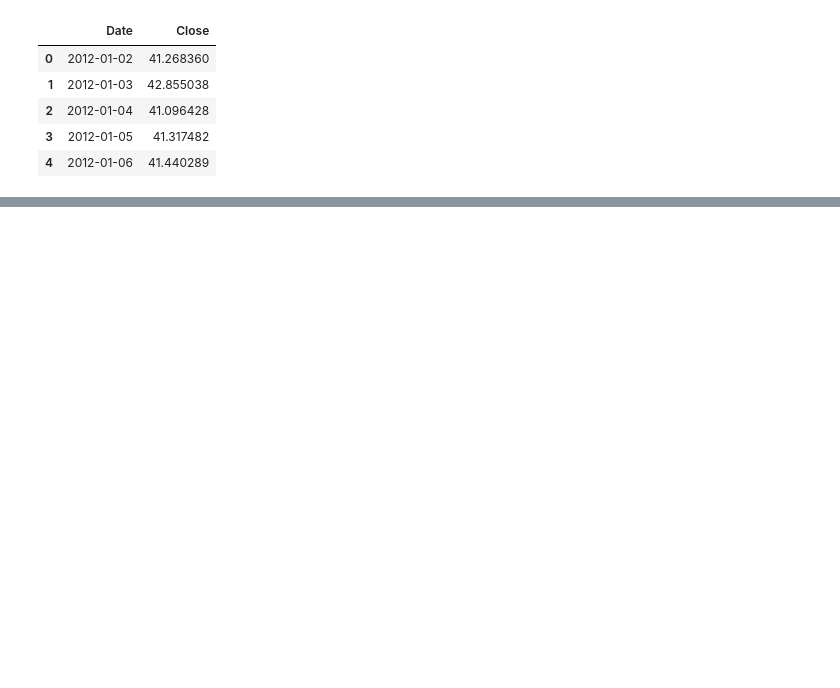
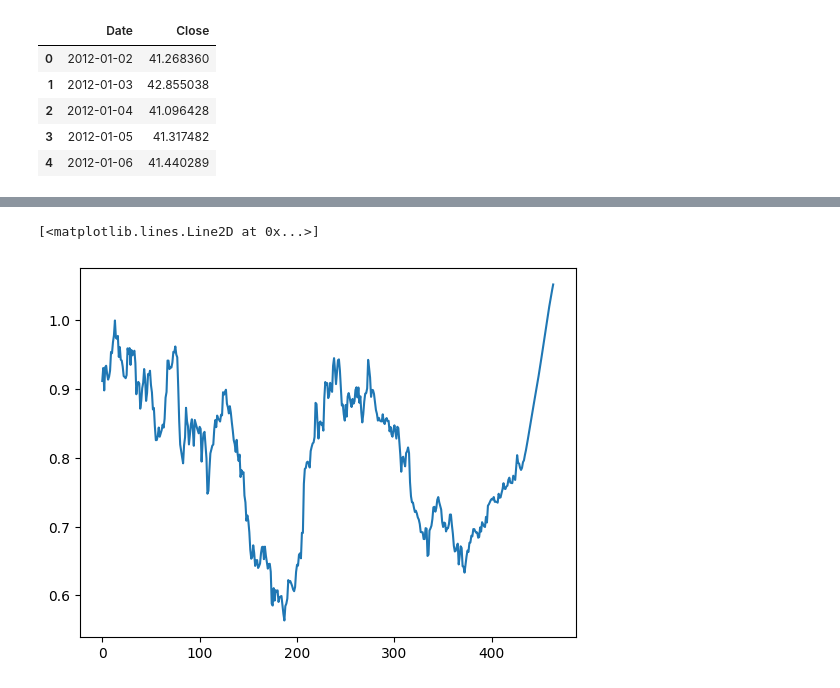
Before and after one commit to nyctophile-1302/AI-Driven-Stock-Price-Forecasting, a Jupyter notebook: main/price_prediction.ipynb, the cells around one changed output, grey strips where cells are left out. Saved outputs shown, nothing was run; the diff lists cells and outputs as text; code cells hidden in the pictures; blank space fills up the shorter version.

```diff
--- a/main/price_prediction.ipynb
+++ b/main/price_prediction.ipynb
@@ -40,0 +279,7 @@ dtype: int64
+# %%
+df_combine = df_close.tolist()
+df_combine.extend(lst_output)
+plt.plot(df_combine[2400:])
+# %% [output]
+[<matplotlib.lines.Line2D at 0x...>]
+[figure, added]
```
Also changed, not shown: parts of 34 cells of this notebook.
